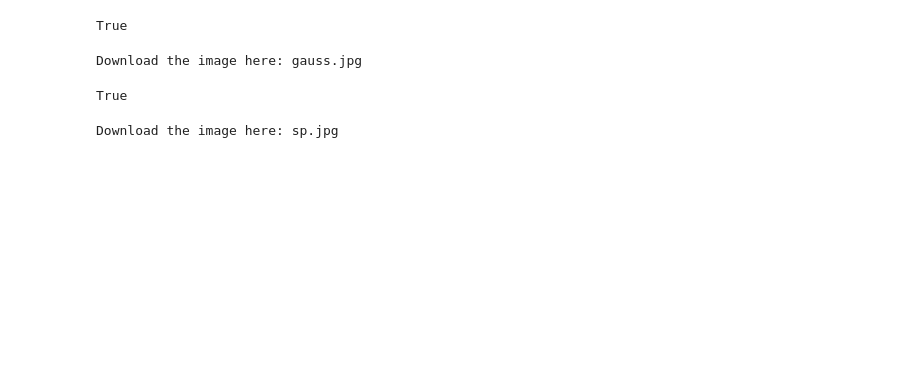
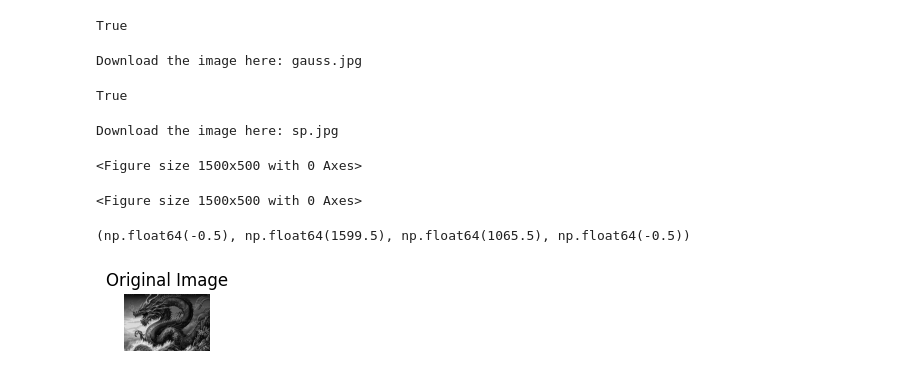
Before and after one commit to TarunGoel93/IPCV-, a Jupyter notebook: LAB-EXP-5/x.ipynb, the cells around one changed output. Saved outputs shown, nothing was run; the diff lists cells and outputs as text; code cells hidden in the pictures; blank space fills up the shorter version.

Commit message:
enhanced images uploaded

```diff
--- a/LAB-EXP-5/x.ipynb
+++ b/LAB-EXP-5/x.ipynb
@@ -69,0 +80,13 @@ Download the image here: sp.jpg
+# %%
+plt.figure(figsize=(15, 5))
+# %% [output]
+<Figure size 1500x500 with 0 Axes>
+<Figure size 1500x500 with 0 Axes>
+# %%
+plt.subplot(1, 5, 1)
+plt.imshow(img, cmap='gray')
+plt.title('Original Image')
+plt.axis('off')
+# %% [output]
+(np.float64(-0.5), np.float64(1599.5), np.float64(1065.5), np.float64(-0.5))
+[figure, added]
```
Also changed, not shown: parts of 9 cells of this notebook, 10 other files.
